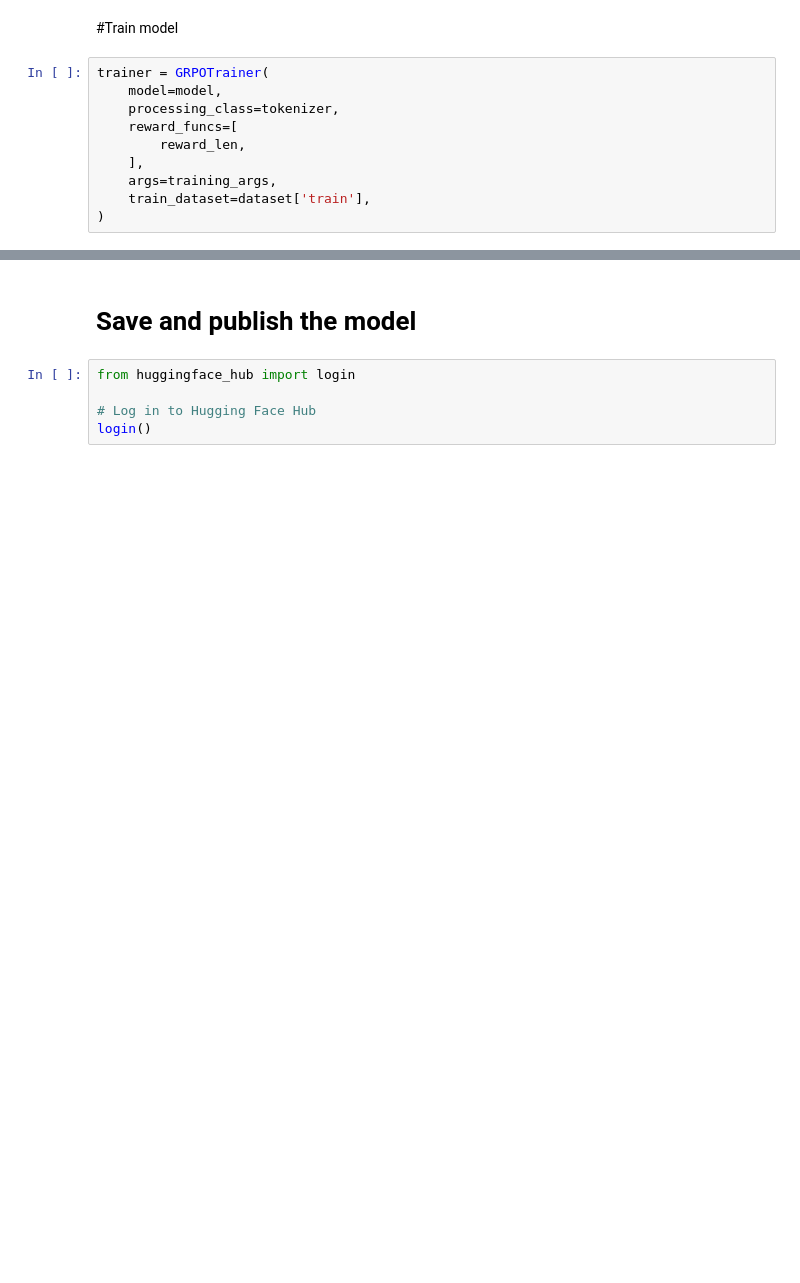
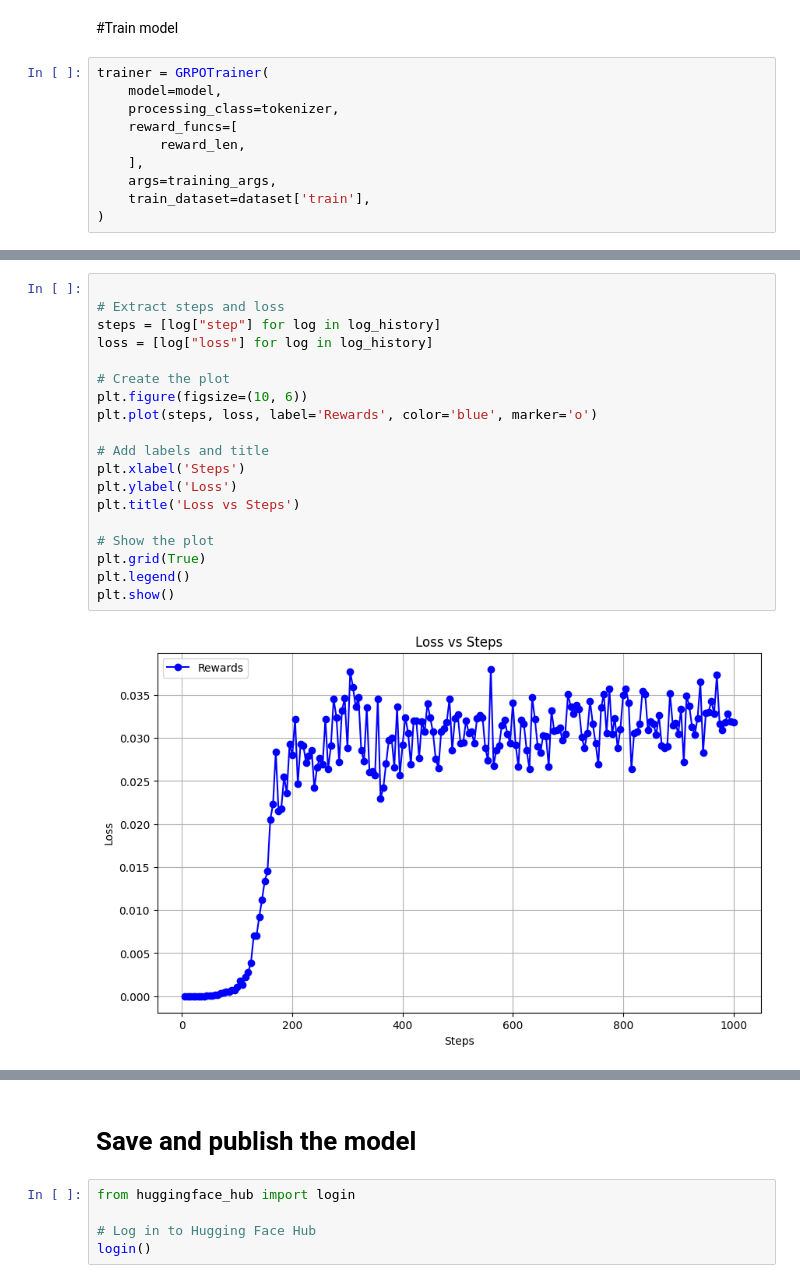
Before and after one commit to abdulsamadkhan/Reasoning, a Jupyter notebook: Fine_tune_a_model_with_GRPO.ipynb, the cells around one changed output, grey strips where cells are left out. Cells and saved outputs as stored; diff of their text form; blank space fills up the shorter version.

```diff
--- a/Fine_tune_a_model_with_GRPO.ipynb
+++ b/Fine_tune_a_model_with_GRPO.ipynb
@@ -228,0 +279,21 @@ Unsloth: Will smartly offload gradients to save VRAM!
+# %%
+
+# Extract steps and loss
+steps = [log["step"] for log in log_history]
+loss = [log["loss"] for log in log_history]
+
+# Create the plot
+plt.figure(figsize=(10, 6))
+plt.plot(steps, loss, label='Rewards', color='blue', marker='o')
+
+# Add labels and title
+plt.xlabel('Steps')
+plt.ylabel('Loss')
+plt.title('Loss vs Steps')
+
+# Show the plot
+plt.grid(True)
+plt.legend()
+plt.show()
+# %% [output]
+[figure, added]
```
Also changed, not shown: parts of 19 cells of this notebook.
